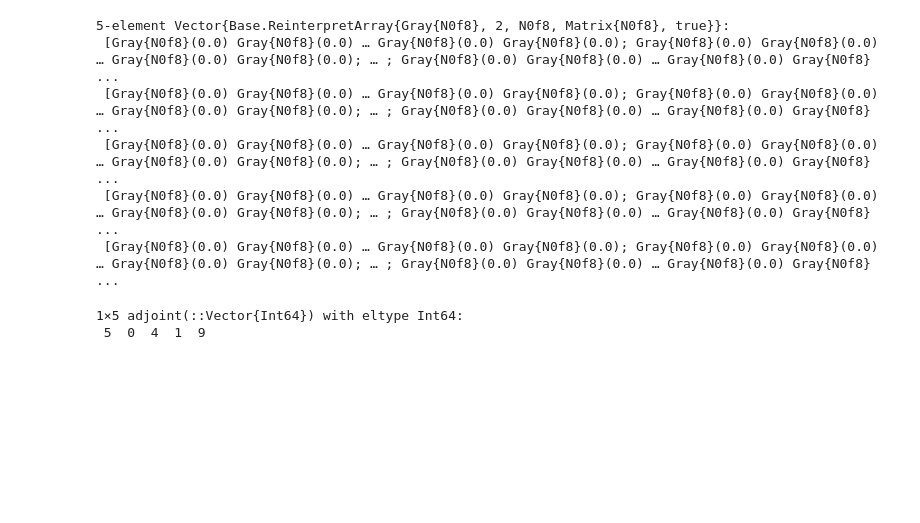
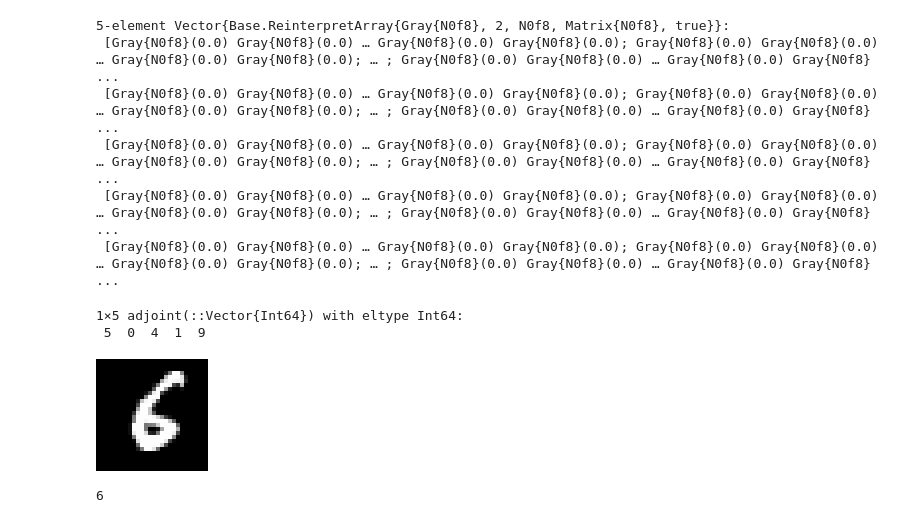
Before and after one commit to cirobr/julia, a Jupyter notebook: ep4-julia.ipynb, the cells around one changed output. Drawn from its saved outputs; the diff is of its cells as text; code cells hidden in the pictures; blank space fills up the shorter version.

```diff
--- a/ep4-julia.ipynb
+++ b/ep4-julia.ipynb
@@ -62,0 +66,12 @@ p1 = title!("Dataset stratification", xlabel="classes", ylabel="count")
+# %%
+using MLDataUtils
+(tX, tY), (vX, vY) = splitobs((trainX, trainY), at = 0.7);
+#(tX, tY), (teX, teY) = stratifiedobs((trainX, trainY), at = 0.7, obsdim=trainY);
+classStratificationChart(tY, vY)
+# %%
+i = rand(1:42000)
+display(MNIST.convert2image(tX[:,:,i]))
+tY[i]
+# %% [output]
+[figure, added]
+6
```
Also changed, not shown: parts of 2 cells of this notebook.
